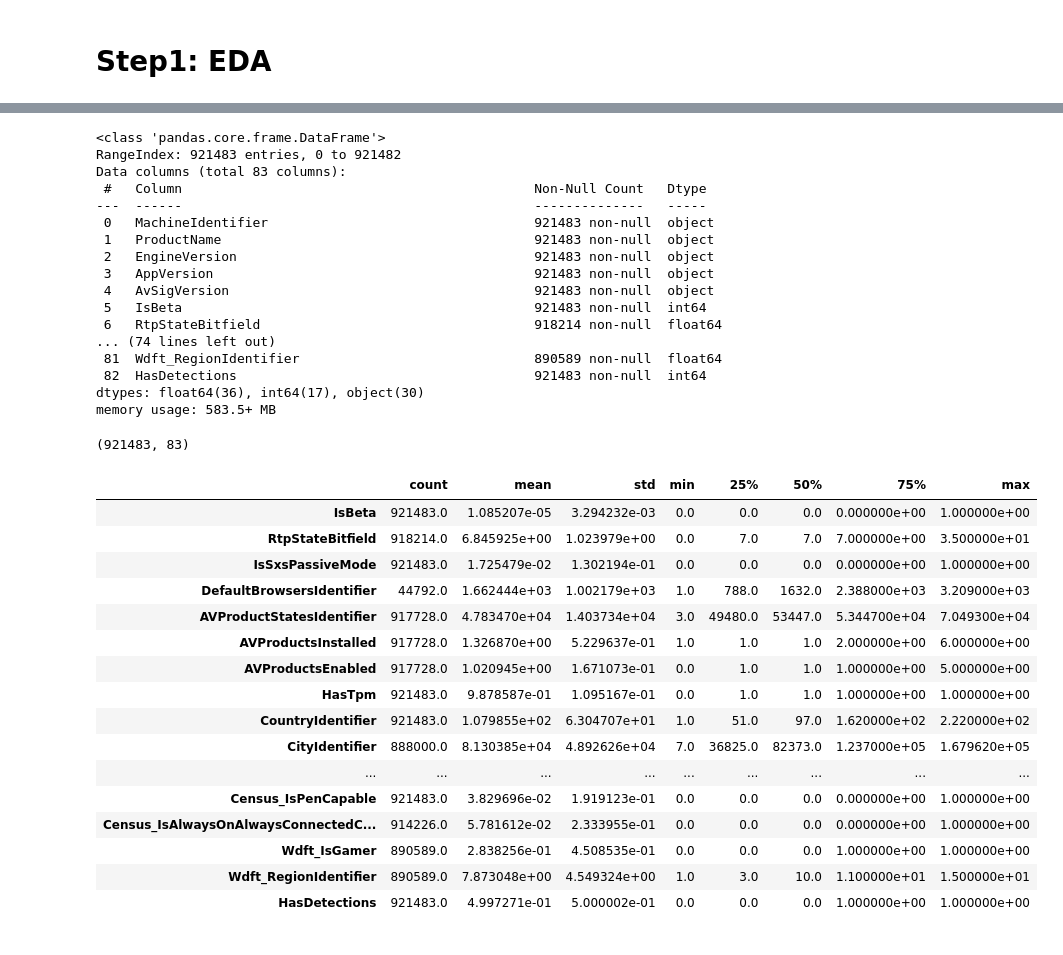
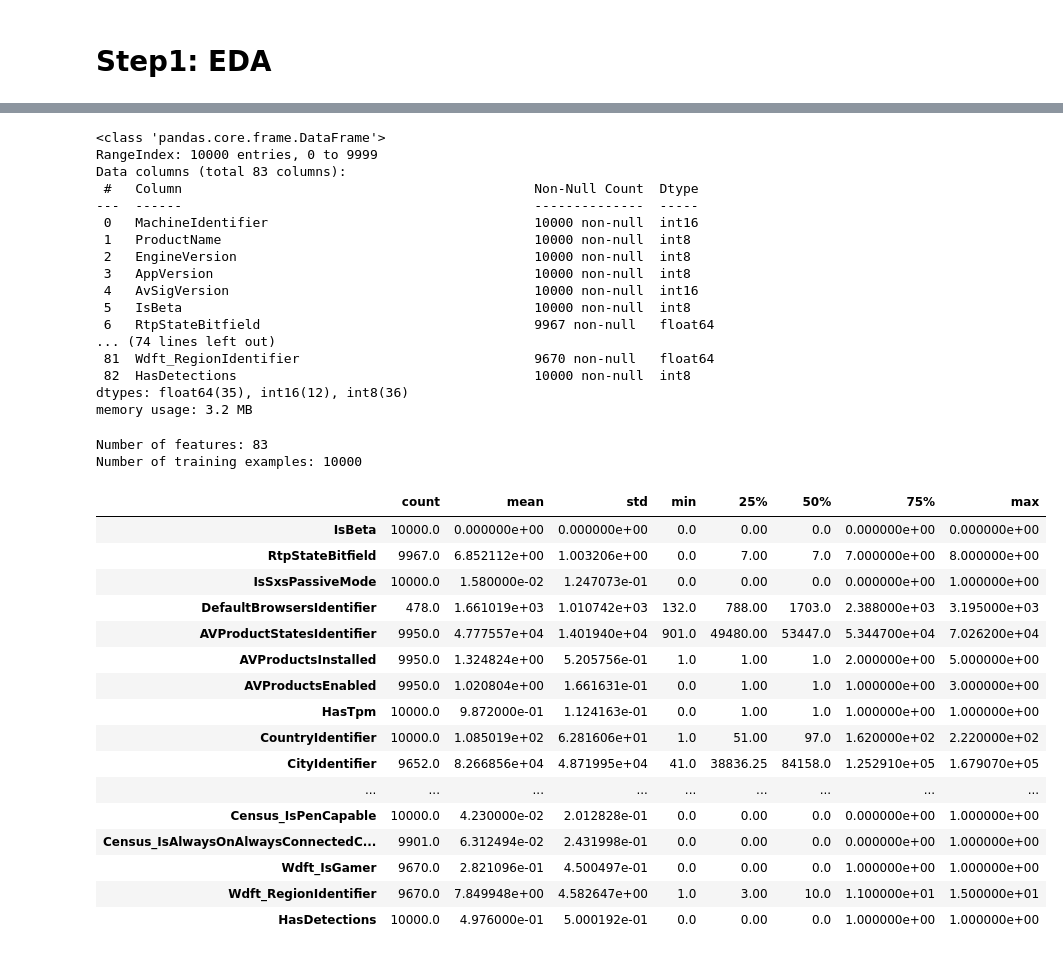
Before and after one commit to youssef-223/Digital-Egypt-Pioneers-Initiative-DEPI-, a Jupyter notebook: Microsoft_Malware_Kaagle/Microsoft_Malware_Classification.ipynb, the cells around one changed output, grey strips where cells are left out. Drawn from its saved outputs; the diff is of its cells as text; code cells hidden in the pictures.

```diff
--- a/Microsoft_Malware_Kaagle/Microsoft_Malware_Classification.ipynb
+++ b/Microsoft_Malware_Kaagle/Microsoft_Malware_Classification.ipynb
@@ -19,4 +65,4 @@ setup_kaggle_competition('microsoft-malware-prediction')
 # %% [markdown]
 # Step1: EDA
 # %%
-random_sample = load_random_sample('train.csv', sample_size=10000)
+train_data = load_random_sample('train.csv', sample_size=10000)
@@ -40,44 +79,48 @@ Processing chunk 9
 # %%
-raw_data.info()
+train_data.info()
 # %% [output]
 <class 'pandas.core.frame.DataFrame'>
-RangeIndex: 921483 entries, 0 to 921482
+RangeIndex: 10000 entries, 0 to 9999
 Data columns (total 83 columns):
- #   Column                                             Non-Null Count   Dtype
----  ------                                             --------------   -----
- 0   MachineIdentifier                                  921483 non-null  object
- 1   ProductName                                        921483 non-null  object
- 2   EngineVersion                                      921483 non-null  object
- 3   AppVersion                                         921483 non-null  object
- 4   AvSigVersion                                       921483 non-null  object
- 5   IsBeta                                             921483 non-null  int64
- 6   RtpStateBitfield                                   918214 non-null  float64
+ #   Column                                             Non-Null Count  Dtype
+---  ------                                             --------------  -----
+ 0   MachineIdentifier                                  10000 non-null  int16
+ 1   ProductName                                        10000 non-null  int8
+ 2   EngineVersion                                      10000 non-null  int8
+ 3   AppVersion                                         10000 non-null  int8
+ 4   AvSigVersion                                       10000 non-null  int16
+ 5   IsBeta                                             10000 non-null  int8
+ 6   RtpStateBitfield                                   9967 non-null   float64
 ... (74 lines left out)
- 81  Wdft_RegionIdentifier                              890589 non-null  float64
- 82  HasDetections                                      921483 non-null  int64
-dtypes: float64(36), int64(17), object(30)
-memory usage: 583.5+ MB
+ 81  Wdft_RegionIdentifier                              9670 non-null   float64
+ 82  HasDetections                                      10000 non-null  int8
+dtypes: float64(35), int16(12), int8(36)
+memory usage: 3.2 MB
-# %%
-raw_data.shape
-# %% [output]
-(921483, 83)
+# %%
+num_features = train_data.shape[1]
+print(f"Number of features: {num_features}")
+training_examples = train_data.shape[0]
+print(f"Number of training examples: {training_examples}")
+# %% [output]
+Number of features: 83
+Number of training examples: 10000
 # %%
-raw_data.describe().T
+train_data.describe().T
 # %% [output]
 |  | count | mean | std | min | 25% | 50% | 75% | max |
-| IsBeta | 921483.0 | 1.085207e-05 | 3.294232e-03 | 0.0 | 0.0 | 0.0 | 0.000000e+00 | 1.000000e+00 |
-| RtpStateBitfield | 918214.0 | 6.845925e+00 | 1.023979e+00 | 0.0 | 7.0 | 7.0 | 7.000000e+00 | 3.500000e+01 |
-| IsSxsPassiveMode | 921483.0 | 1.725479e-02 | 1.302194e-01 | 0.0 | 0.0 | 0.0 | 0.000000e+00 | 1.000000e+00 |
-| DefaultBrowsersIdentifier | 44792.0 | 1.662444e+03 | 1.002179e+03 | 1.0 | 788.0 | 1632.0 | 2.388000e+03 | 3.209000e+03 |
-| AVProductStatesIdentifier | 917728.0 | 4.783470e+04 | 1.403734e+04 | 3.0 | 49480.0 | 53447.0 | 5.344700e+04 | 7.049300e+04 |
-| AVProductsInstalled | 917728.0 | 1.326870e+00 | 5.229637e-01 | 1.0 | 1.0 | 1.0 | 2.000000e+00 | 6.000000e+00 |
-| AVProductsEnabled | 917728.0 | 1.020945e+00 | 1.671073e-01 | 0.0 | 1.0 | 1.0 | 1.000000e+00 | 5.000000e+00 |
-| HasTpm | 921483.0 | 9.878587e-01 | 1.095167e-01 | 0.0 | 1.0 | 1.0 | 1.000000e+00 | 1.000000e+00 |
-| CountryIdentifier | 921483.0 | 1.079855e+02 | 6.304707e+01 | 1.0 | 51.0 | 97.0 | 1.620000e+02 | 2.220000e+02 |
-| CityIdentifier | 888000.0 | 8.130385e+04 | 4.892626e+04 | 7.0 | 36825.0 | 82373.0 | 1.237000e+05 | 1.679620e+05 |
+| IsBeta | 10000.0 | 0.000000e+00 | 0.000000e+00 | 0.0 | 0.00 | 0.0 | 0.000000e+00 | 0.000000e+00 |
+| RtpStateBitfield | 9967.0 | 6.852112e+00 | 1.003206e+00 | 0.0 | 7.00 | 7.0 | 7.000000e+00 | 8.000000e+00 |
+| IsSxsPassiveMode | 10000.0 | 1.580000e-02 | 1.247073e-01 | 0.0 | 0.00 | 0.0 | 0.000000e+00 | 1.000000e+00 |
+| DefaultBrowsersIdentifier | 478.0 | 1.661019e+03 | 1.010742e+03 | 132.0 | 788.00 | 1703.0 | 2.388000e+03 | 3.195000e+03 |
+| AVProductStatesIdentifier | 9950.0 | 4.777557e+04 | 1.401940e+04 | 901.0 | 49480.00 | 53447.0 | 5.344700e+04 | 7.026200e+04 |
+| AVProductsInstalled | 9950.0 | 1.324824e+00 | 5.205756e-01 | 1.0 | 1.00 | 1.0 | 2.000000e+00 | 5.000000e+00 |
+| AVProductsEnabled | 9950.0 | 1.020804e+00 | 1.661631e-01 | 0.0 | 1.00 | 1.0 | 1.000000e+00 | 3.000000e+00 |
+| HasTpm | 10000.0 | 9.872000e-01 | 1.124163e-01 | 0.0 | 1.00 | 1.0 | 1.000000e+00 | 1.000000e+00 |
+| CountryIdentifier | 10000.0 | 1.085019e+02 | 6.281606e+01 | 1.0 | 51.00 | 97.0 | 1.620000e+02 | 2.220000e+02 |
+| CityIdentifier | 9652.0 | 8.266856e+04 | 4.871995e+04 | 41.0 | 38836.25 | 84158.0 | 1.252910e+05 | 1.679070e+05 |
 | ... | ... | ... | ... | ... | ... | ... | ... | ... |
-| Census_IsPenCapable | 921483.0 | 3.829696e-02 | 1.919123e-01 | 0.0 | 0.0 | 0.0 | 0.000000e+00 | 1.000000e+00 |
-| Census_IsAlwaysOnAlwaysConnectedC... | 914226.0 | 5.781612e-02 | 2.333955e-01 | 0.0 | 0.0 | 0.0 | 0.000000e+00 | 1.000000e+00 |
-| Wdft_IsGamer | 890589.0 | 2.838256e-01 | 4.508535e-01 | 0.0 | 0.0 | 0.0 | 1.000000e+00 | 1.000000e+00 |
-| Wdft_RegionIdentifier | 890589.0 | 7.873048e+00 | 4.549324e+00 | 1.0 | 3.0 | 10.0 | 1.100000e+01 | 1.500000e+01 |
-| HasDetections | 921483.0 | 4.997271e-01 | 5.000002e-01 | 0.0 | 0.0 | 0.0 | 1.000000e+00 | 1.000000e+00 |
+| Census_IsPenCapable | 10000.0 | 4.230000e-02 | 2.012828e-01 | 0.0 | 0.00 | 0.0 | 0.000000e+00 | 1.000000e+00 |
+| Census_IsAlwaysOnAlwaysConnectedC... | 9901.0 | 6.312494e-02 | 2.431998e-01 | 0.0 | 0.00 | 0.0 | 0.000000e+00 | 1.000000e+00 |
+| Wdft_IsGamer | 9670.0 | 2.821096e-01 | 4.500497e-01 | 0.0 | 0.00 | 0.0 | 1.000000e+00 | 1.000000e+00 |
+| Wdft_RegionIdentifier | 9670.0 | 7.849948e+00 | 4.582647e+00 | 1.0 | 3.00 | 10.0 | 1.100000e+01 | 1.500000e+01 |
+| HasDetections | 10000.0 | 4.976000e-01 | 5.000192e-01 | 0.0 | 0.00 | 0.0 | 1.000000e+00 | 1.000000e+00 |
```
Also changed, not shown: parts of 17 cells of this notebook, 1 other file.
